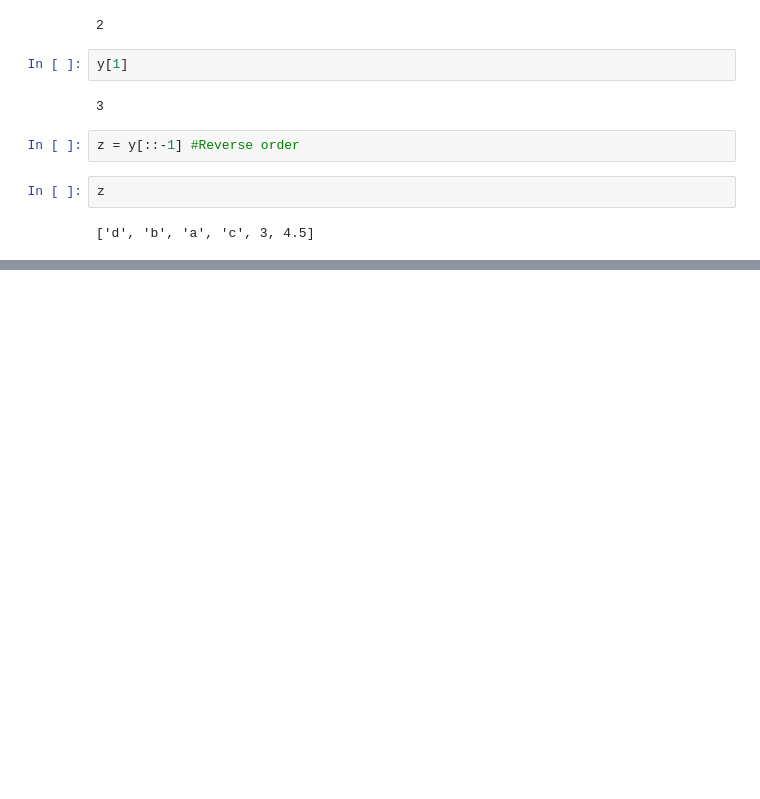
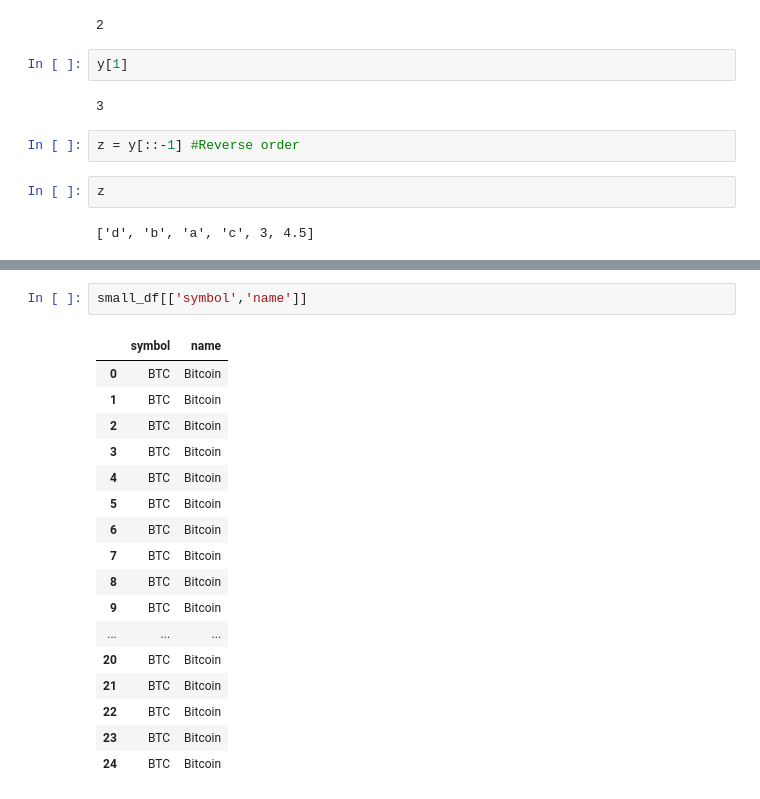
Before and after one commit to JustinNoel1/ML-Course, a Jupyter notebook: exercise-sessions/Session-10/Session-10.ipynb, the cells around one changed output, grey strips where cells are left out. Cells and saved outputs as stored; diff of their text form; blank space fills up the shorter version.

```diff
--- a/exercise-sessions/Session-10/Session-10.ipynb
+++ b/exercise-sessions/Session-10/Session-10.ipynb
@@ -148,0 +464,20 @@ z
+# %%
+small_df[['symbol','name']]
+# %% [output]
+|  | symbol | name |
+| 0 | BTC | Bitcoin |
+| 1 | BTC | Bitcoin |
+| 2 | BTC | Bitcoin |
+| 3 | BTC | Bitcoin |
+| 4 | BTC | Bitcoin |
+| 5 | BTC | Bitcoin |
+| 6 | BTC | Bitcoin |
+| 7 | BTC | Bitcoin |
+| 8 | BTC | Bitcoin |
+| 9 | BTC | Bitcoin |
+| ... | ... | ... |
+| 20 | BTC | Bitcoin |
+| 21 | BTC | Bitcoin |
+| 22 | BTC | Bitcoin |
+| 23 | BTC | Bitcoin |
+| 24 | BTC | Bitcoin |
```
Also changed, not shown: parts of 88 cells of this notebook, 1 other file.
